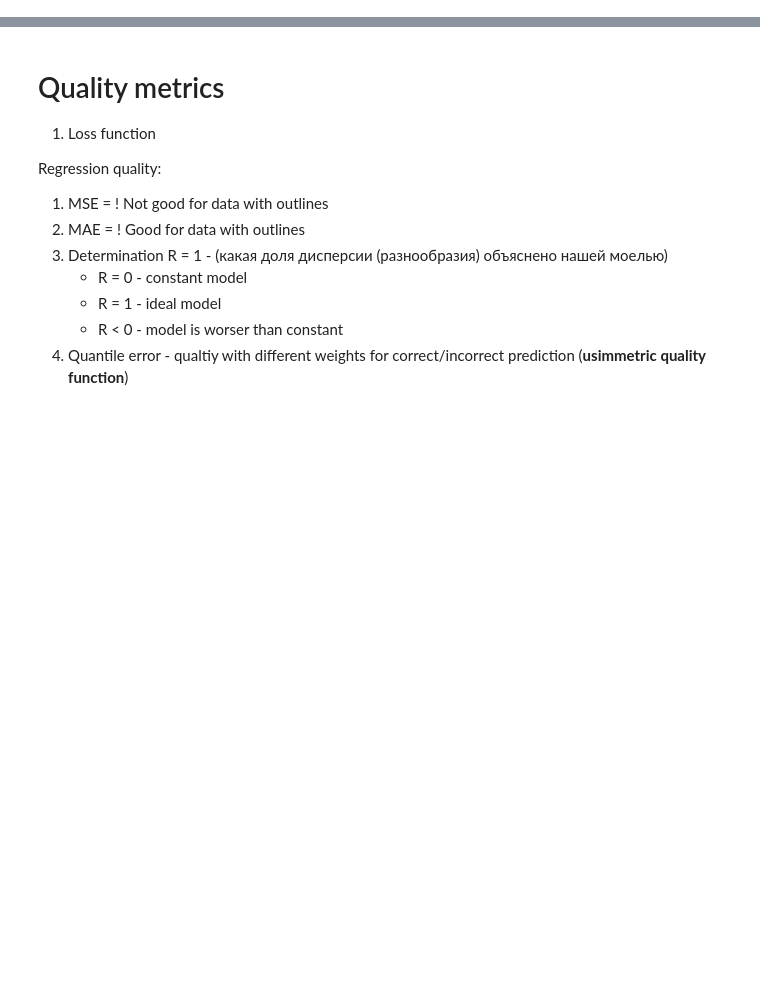
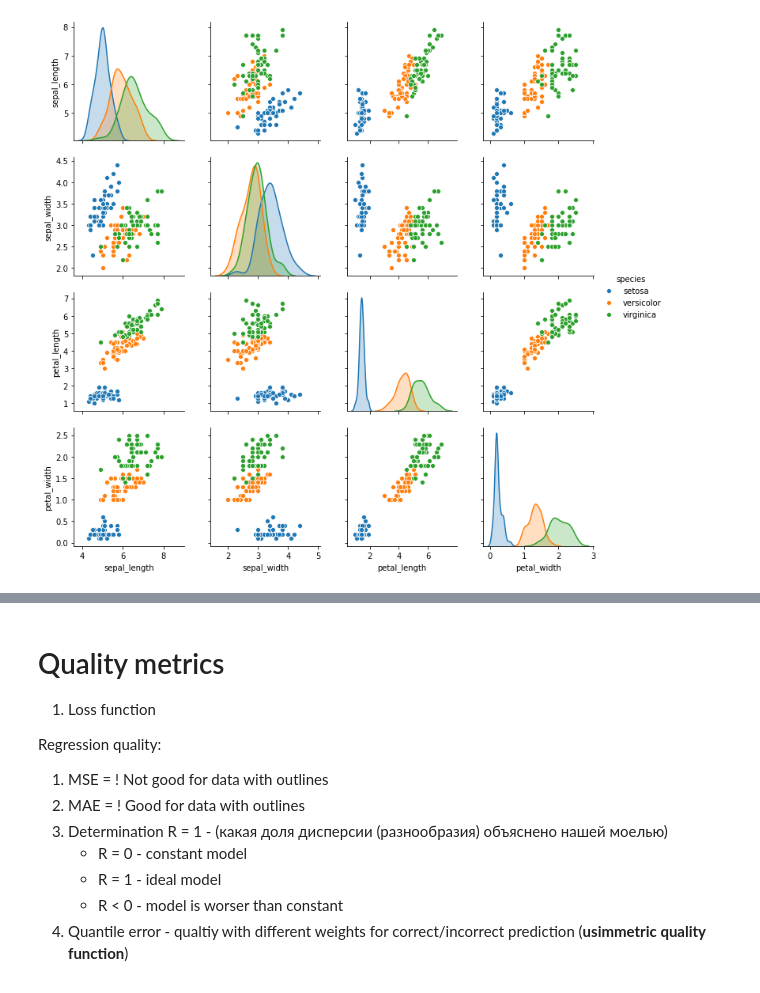
Before and after one commit to ZakharovAleksey/Study, a Jupyter notebook: Machine Learning/Yandex_specialization/general_notes.ipynb, the cells around one changed output, grey strips where cells are left out. Drawn from its saved outputs; the diff is of its cells as text; code cells hidden in the pictures; blank space fills up the shorter version.

```diff
--- a/Machine Learning/Yandex_specialization/general_notes.ipynb
+++ b/Machine Learning/Yandex_specialization/general_notes.ipynb
@@ -1,3 +22,8 @@
+# %%
+sns.pairplot(sns.load_dataset("iris"), hue='species')
+plt.show()
+# %% [output]
+[figure, added]
 # %% [markdown]
 # Overfitting
 
```
Also changed, not shown: parts of 14 cells of this notebook.
